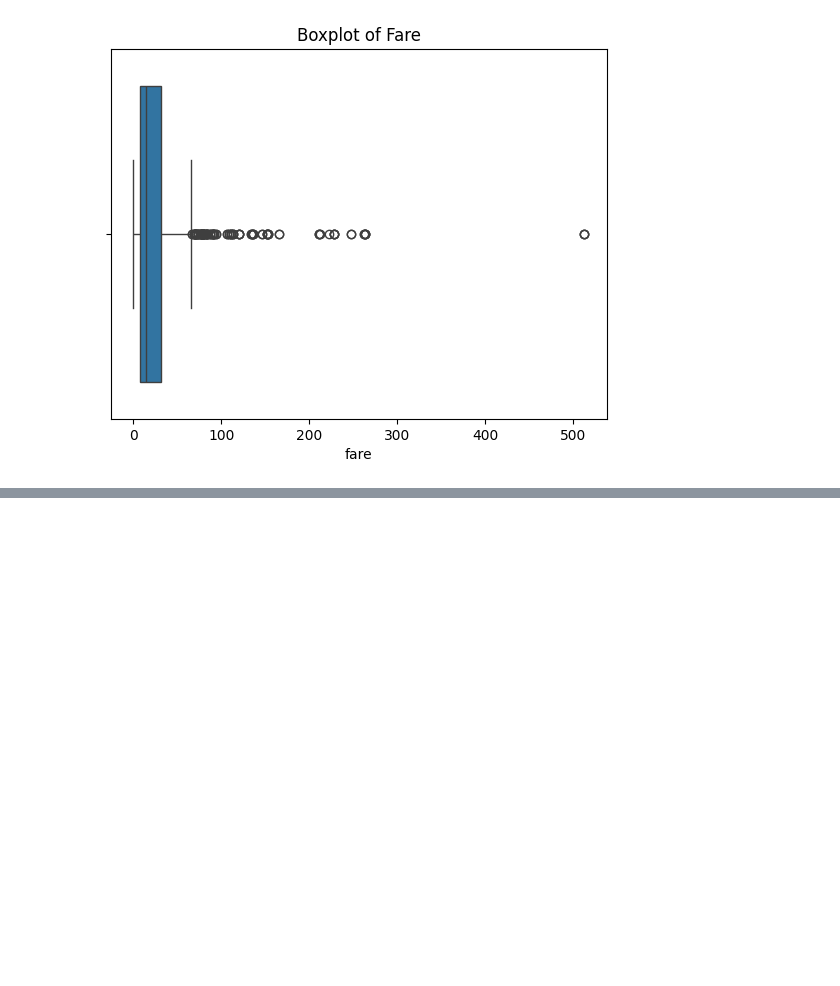
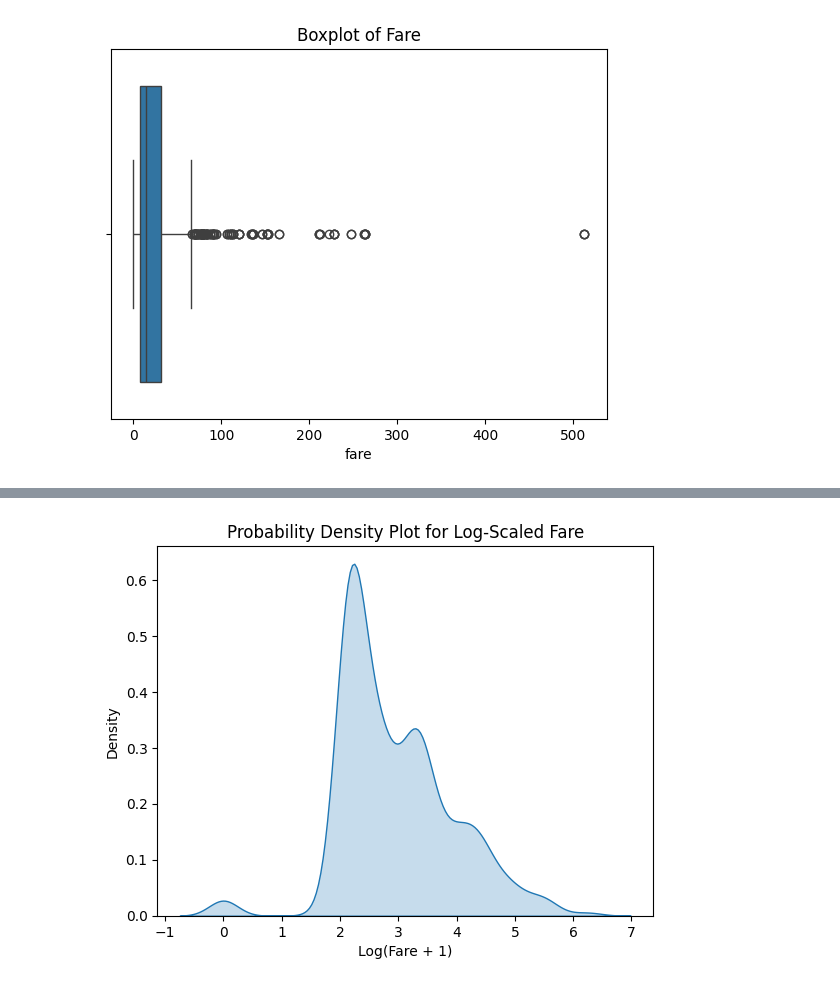
Before and after one commit to israr-ax/AI-Python, a Jupyter notebook: foundations/Titanic.ipynb, the cells around one changed output, grey strips where cells are left out. Saved outputs shown, nothing was run; the diff lists cells and outputs as text; code cells hidden in the pictures; blank space fills up the shorter version.

```diff
--- a/foundations/Titanic.ipynb
+++ b/foundations/Titanic.ipynb
@@ -239,0 +249,13 @@ for col in numerical_cols:
+# %%
+import numpy as np
+# Apply log scaling to the fare column (adding 1 to avoid log(0))
+df_clean.loc[:, 'log_fare'] = df_clean['fare'].apply(lambda x: np.log(x + 1))
+
+# Plot the PDF for the log-transformed fare column
+sns.kdeplot(df_clean['log_fare'].dropna(), fill=True)
+plt.title("Probability Density Plot for Log-Scaled Fare")
+plt.xlabel("Log(Fare + 1)")
+plt.ylabel("Density")
+plt.show()
+# %% [output]
+[figure, added]
```
Also changed, not shown: parts of 1 cell of this notebook.
